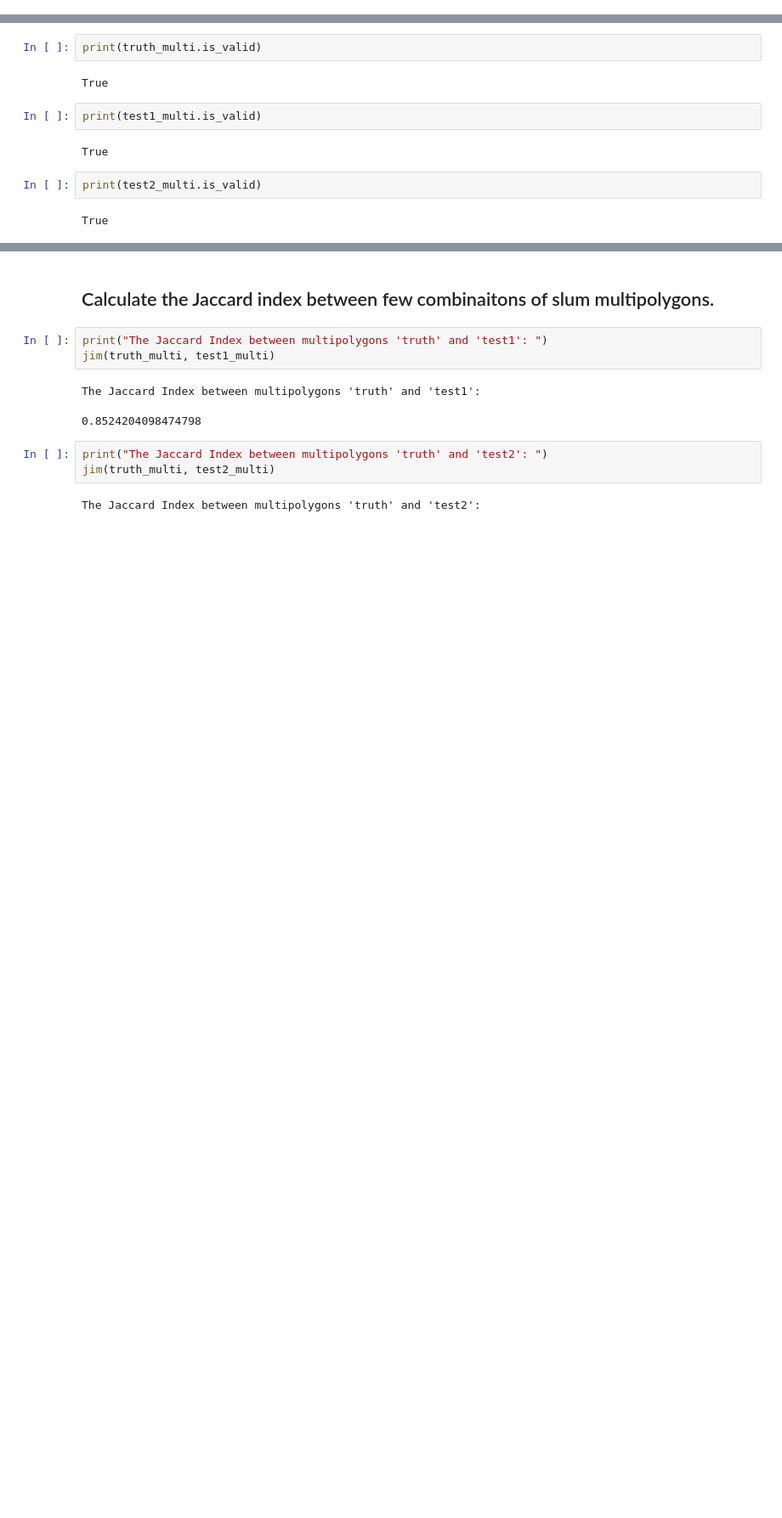
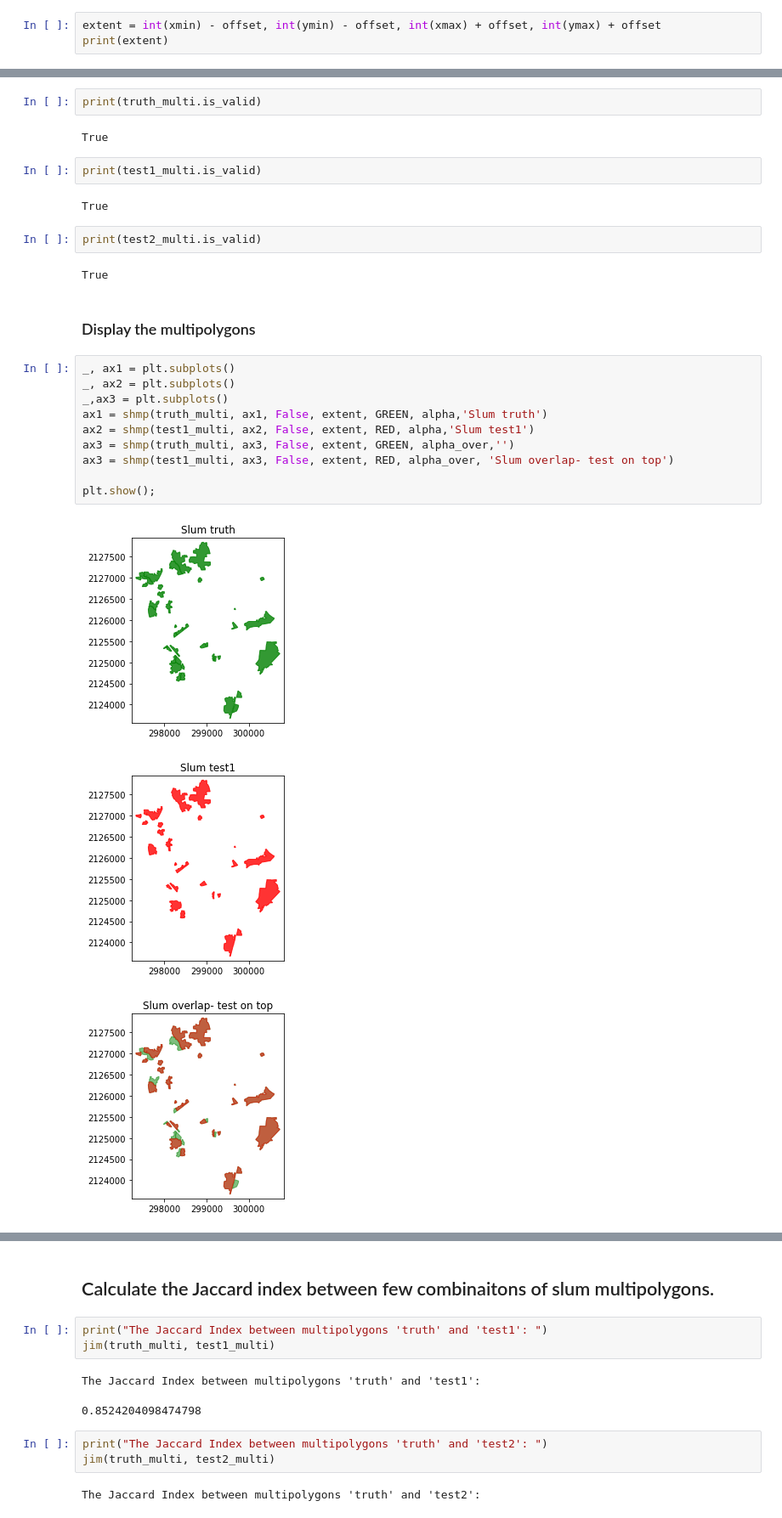
Before and after one commit to DynaSlum/satsense, a Jupyter notebook: Python/Notebooks/demo_notebooks/JaccardIndexShapeFiles.ipynb, the cells around one changed output, grey strips where cells are left out. Shown: that part at 85% size. Cells and saved outputs as stored; diff of their text form; blank space fills up the shorter version.

```diff
--- a/Python/Notebooks/demo_notebooks/JaccardIndexShapeFiles.ipynb
+++ b/Python/Notebooks/demo_notebooks/JaccardIndexShapeFiles.ipynb
@@ -107,0 +68,3 @@ plt.show();
+# %%
+extent = int(xmin) - offset, int(ymin) - offset, int(xmax) + offset, int(ymax) + offset
+print(extent)
@@ -125,3 +90,19 @@ True
 print(test2_multi.is_valid)
 # %% [output]
 True
+# %% [markdown]
+### Display the multipolygons
+# %%
+_, ax1 = plt.subplots()
+_, ax2 = plt.subplots()
+_,ax3 = plt.subplots()
+ax1 = shmp(truth_multi, ax1, False, extent, GREEN, alpha,'Slum truth')
+ax2 = shmp(test1_multi, ax2, False, extent, RED, alpha,'Slum test1')
+ax3 = shmp(truth_multi, ax3, False, extent, GREEN, alpha_over,'')
+ax3 = shmp(test1_multi, ax3, False, extent, RED, alpha_over, 'Slum overlap- test on top')
+
+plt.show();
+# %% [output]
+[figure, added]
+[figure, added]
+[figure, added]
```
Also changed, not shown: parts of 11 cells of this notebook, 3 other files.
